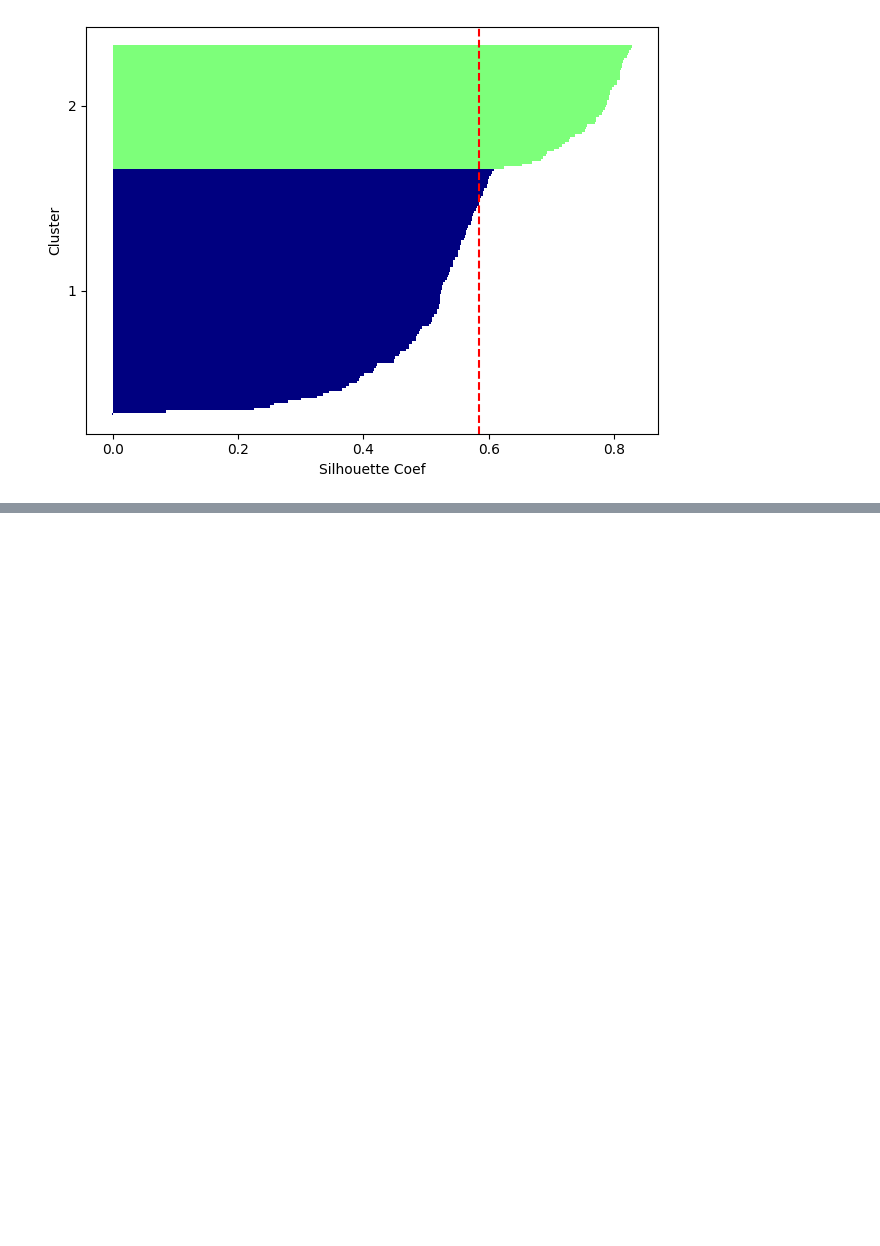
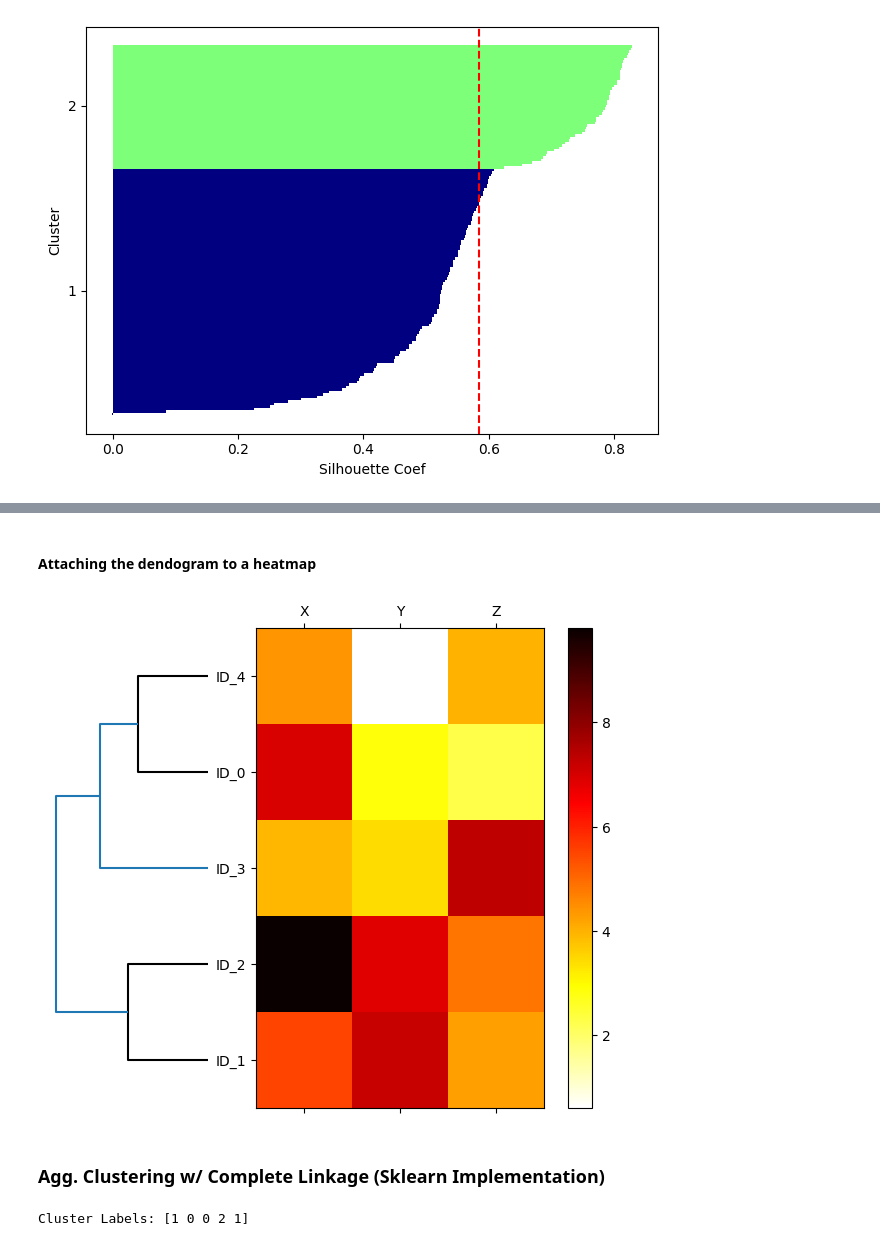
Before and after one commit to Jstafford98/Machine-Learning-with-PyTorch-and-Scikit-Learn, a Jupyter notebook: src/Chapter10.ipynb, the cells around one changed output, grey strips where cells are left out. Cells and saved outputs as stored; diff of their text form; code cells hidden in the pictures; blank space fills up the shorter version.

```diff
--- a/src/Chapter10.ipynb
+++ b/src/Chapter10.ipynb
@@ -246,0 +347,41 @@ plt.show()
+# %% [markdown]
+#### Attaching the dendogram to a heatmap
+# %%
+fig = plt.figure(figsize=(8,8), facecolor='white')
+axd = fig.add_axes([.09, .1, .2, .6])
+
+row_dendr = dendrogram(
+    row_clusters,
+    orientation='left'
+)
+
+df_rowclust = df.iloc[row_dendr['leaves'][::-1]]
+
+axm = fig.add_axes([.23, .1, .6, .6])
+
+cax = axm.matshow(df_rowclust, interpolation='nearest', cmap='hot_r')
+
+axd.set_xticks([])
+axd.set_yticks([])
+
+for i in axd.spines.values():
+    i.set_visible(False)
+
+fig.colorbar(cax)
+
+axm.set_xticklabels(['', *df_rowclust.columns.tolist()])
+axm.set_yticklabels(['', *df_rowclust.index.tolist()])
+
+plt.show()
+# %% [output]
+[figure, added]
+# %% [markdown]
+### Agg. Clustering w/ Complete Linkage (Sklearn Implementation)
+# %%
+ac = AgglomerativeClustering(n_clusters=3, metric='euclidean', linkage='complete')
+
+labels = ac.fit_predict(X)
+
+print(f'Cluster Labels: {labels}')
+# %% [output]
+Cluster Labels: [1 0 0 2 1]
```
Also changed, not shown: parts of 22 cells of this notebook.
